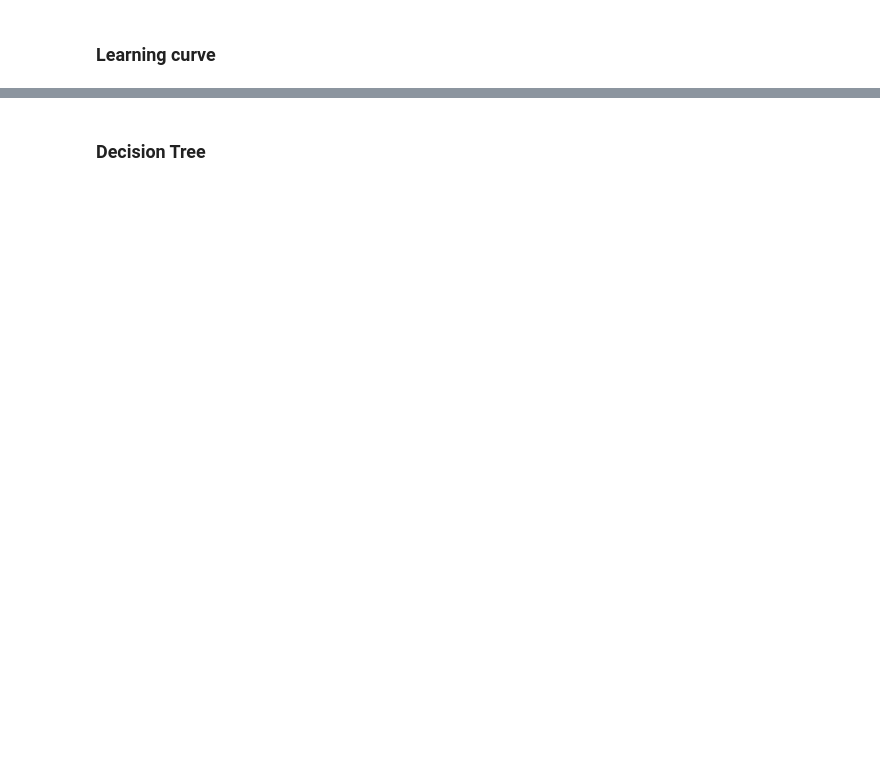
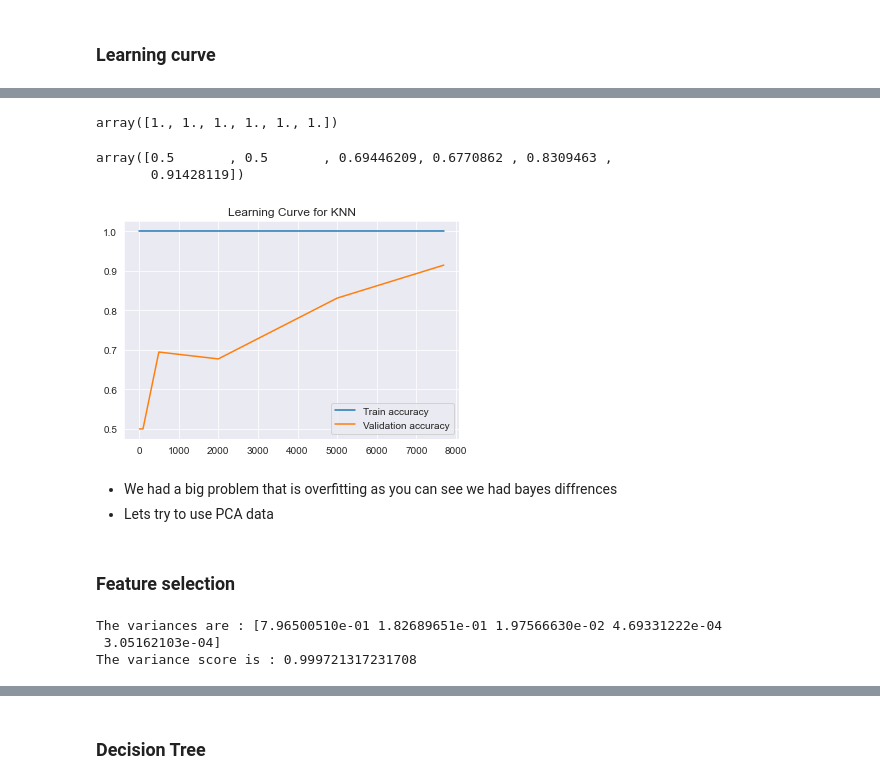
Before and after one commit to erdmkbc/Machine-Learning-Tutorial, a Jupyter notebook: Learning_Algorithms/Supervised_Learning/Classification/Stroke_Prediction/Stroke_prediction.ipynb, the cells around one changed output, grey strips where cells are left out. Saved outputs shown, nothing was run; the diff lists cells and outputs as text; code cells hidden in the pictures; blank space fills up the shorter version.

```diff
--- a/Learning_Algorithms/Supervised_Learning/Classification/Stroke_Prediction/Stroke_prediction.ipynb
+++ b/Learning_Algorithms/Supervised_Learning/Classification/Stroke_Prediction/Stroke_prediction.ipynb
@@ -916,0 +922,11 @@ plt.show()
+# %%
+from sklearn.model_selection import learning_curve
+# for train sizes list
+train_sizes = [10, 100, 500, 2000, 5000, 7689]
+
+train_sizes, train_score, validation_score = learning_curve(KNeighborsClassifier(weights = 'distance', n_neighbors = 2),
+                                                            X, y, cv = 10, scoring = 'accuracy',
+                                                           train_sizes = train_sizes)
+print(train_score)
+print('-' * 70)
+print(validation_score)
@@ -916,0 +953,48 @@ plt.show()
+# %%
+train_mean = np.mean(train_score, axis = 1)
+train_mean
+# %% [output]
+array([1., 1., 1., 1., 1., 1.])
+# %%
+validation_mean = np.mean(validation_score, axis = 1)
+validation_mean
+# %% [output]
+array([0.5       , 0.5       , 0.69446209, 0.6770862 , 0.8309463 ,
+       0.91428119])
+# %%
+plt.plot(train_sizes, train_mean, label = 'Train accuracy')
+plt.plot(train_sizes, validation_mean, label = 'Validation accuracy')
+plt.legend(loc = 'best')
+plt.title('Learning Curve for KNN')
+plt.show()
+# %% [output]
+[figure, added]
+# %% [markdown]
+* We had a big problem that is overfitting as you can see we had bayes diffrences
+* Lets try to use PCA data
+# %% [markdown]
+### Feature selection
+# %%
+z = data.drop(['stroke' , 'id'], axis = 1).values
+le = LabelEncoder()
+
+# Encoding
+z[:,0] = le.fit_transform(z[:,0]) # For gender
+z[:,4] = le.fit_transform(z[:,4]) # For married status
+z[:,5] = le.fit_transform(z[:,5]) # For work type
+z[:,6] = le.fit_transform(z[:,6]) # For residance type
+z[:,9] = le.fit_transform(z[:,9]) # For smoking status
+
+pca = PCA(n_components = 5, whiten = True) # we want two component for visialization
+pca.fit(z) # detecth the our pca components
+
+# conver the 2d
+z_pca = pca.transform(z)
+
+# analyz the pca perform
+print('The variances are : {}'.format(pca.explained_variance_ratio_))
+print('The variance score is : {}'.format(sum(pca.explained_variance_ratio_)))
+# %% [output]
+The variances are : [7.96500510e-01 1.82689651e-01 1.97566630e-02 4.69331222e-04
+ 3.05162103e-04]
+The variance score is : 0.999721317231708
```
Also changed, not shown: parts of 51 cells of this notebook.
